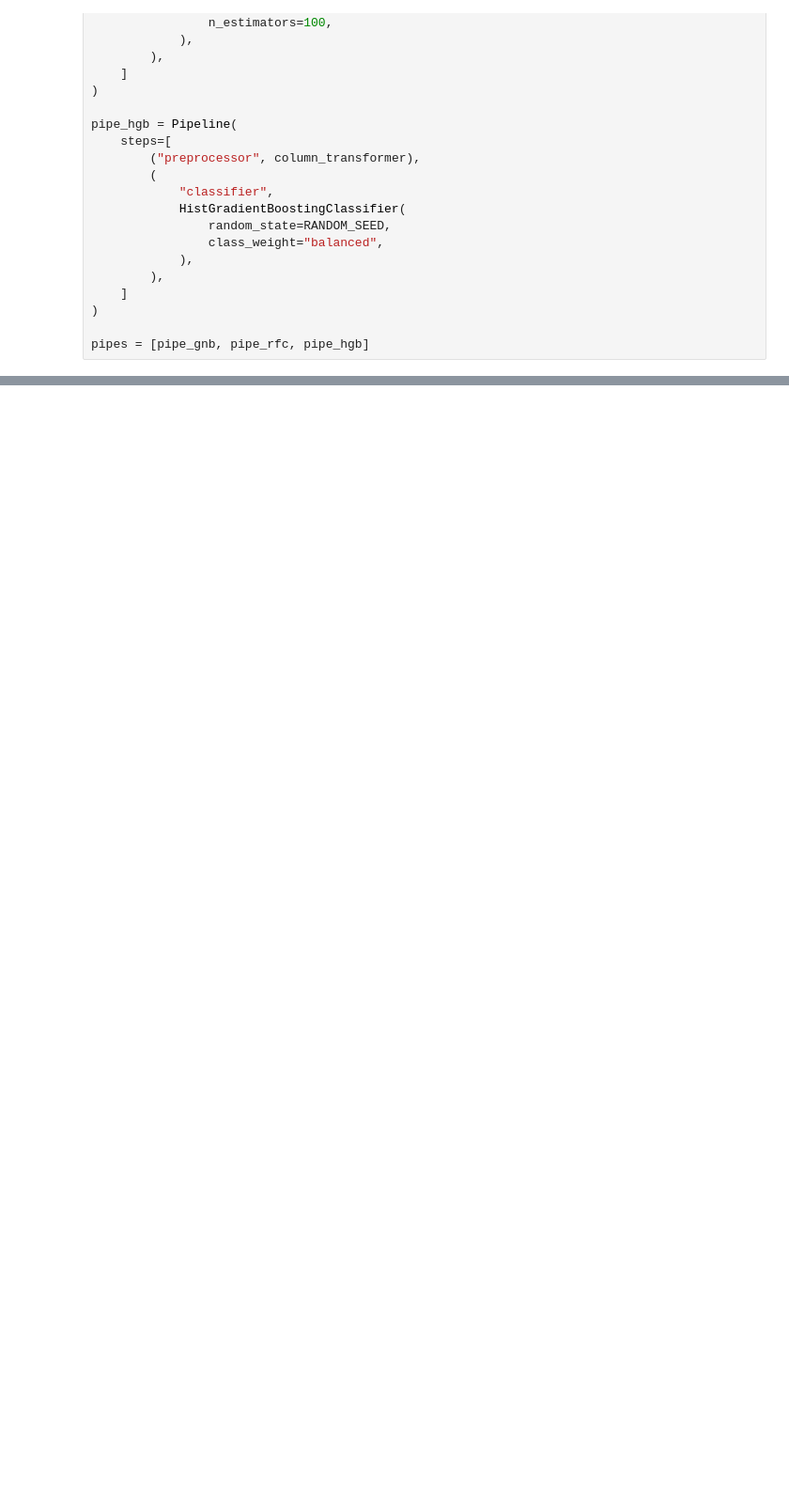
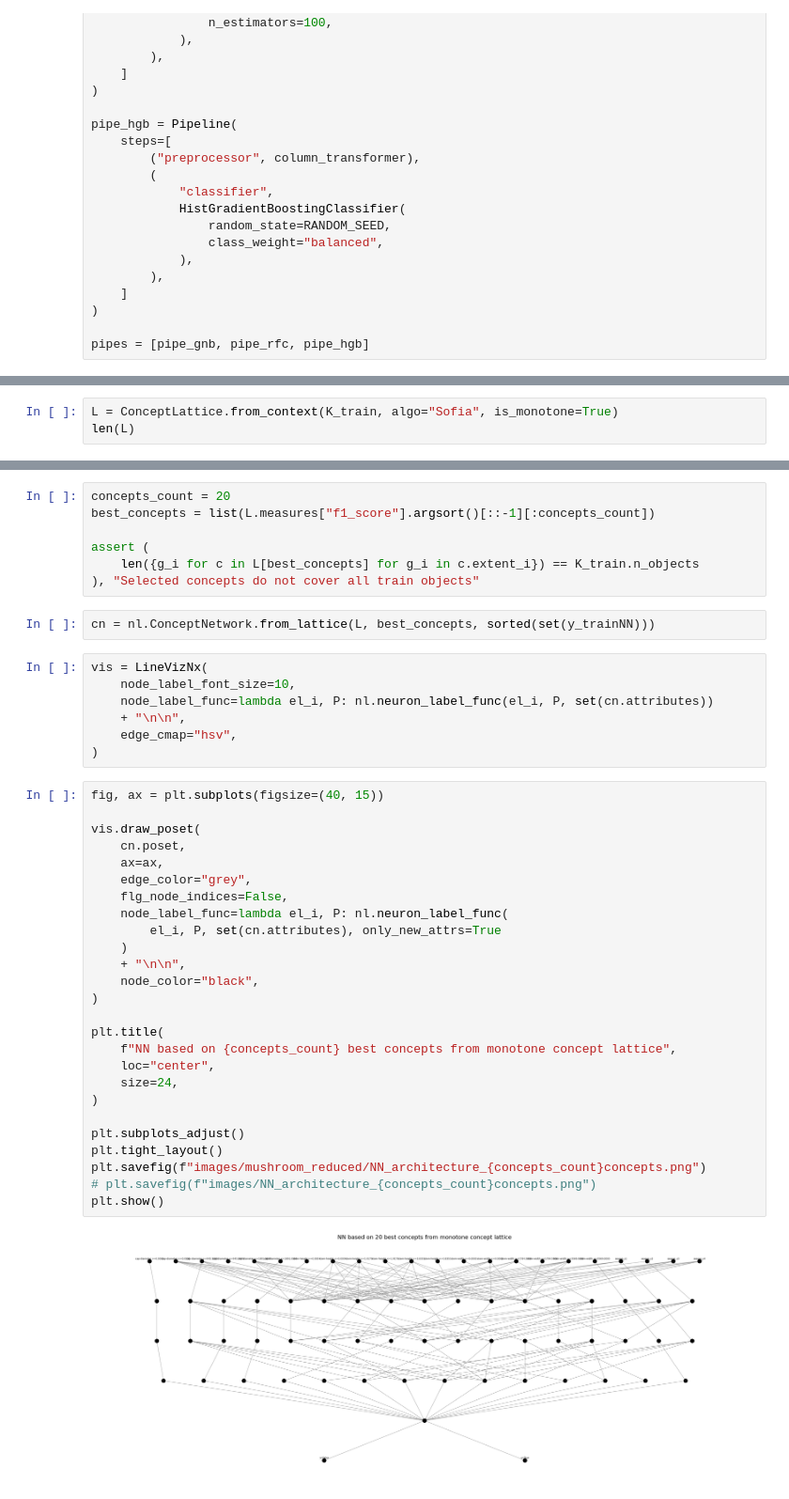
Before and after one commit to succSeeded/NeuralFCA, a Jupyter notebook: OSDA_Kirdin.ipynb, the cells around one changed output, grey strips where cells are left out. Shown at 94% size. Drawn from its saved outputs; the diff is of its cells as text; blank space fills up the shorter version.

```diff
--- a/OSDA_Kirdin.ipynb
+++ b/OSDA_Kirdin.ipynb
@@ -125,0 +304,3 @@ weighted avg       0.98      0.98      0.98     13509
+# %%
+L = ConceptLattice.from_context(K_train, algo="Sofia", is_monotone=True)
+len(L)
@@ -125,0 +318,44 @@ weighted avg       0.98      0.98      0.98     13509
+# %%
+concepts_count = 20
+best_concepts = list(L.measures["f1_score"].argsort()[::-1][:concepts_count])
+
+assert (
+    len({g_i for c in L[best_concepts] for g_i in c.extent_i}) == K_train.n_objects
+), "Selected concepts do not cover all train objects"
+# %%
+cn = nl.ConceptNetwork.from_lattice(L, best_concepts, sorted(set(y_trainNN)))
+# %%
+vis = LineVizNx(
+    node_label_font_size=10,
+    node_label_func=lambda el_i, P: nl.neuron_label_func(el_i, P, set(cn.attributes))
+    + "\n\n",
+    edge_cmap="hsv",
+)
+# %%
+fig, ax = plt.subplots(figsize=(40, 15))
+
+vis.draw_poset(
+    cn.poset,
+    ax=ax,
+    edge_color="grey",
+    flg_node_indices=False,
+    node_label_func=lambda el_i, P: nl.neuron_label_func(
+        el_i, P, set(cn.attributes), only_new_attrs=True
+    )
+    + "\n\n",
+    node_color="black",
+)
+
+plt.title(
+    f"NN based on {concepts_count} best concepts from monotone concept lattice",
+    loc="center",
+    size=24,
+)
+
+plt.subplots_adjust()
+plt.tight_layout()
+plt.savefig(f"images/mushroom_reduced/NN_architecture_{concepts_count}concepts.png")
+# plt.savefig(f"images/NN_architecture_{concepts_count}concepts.png")
+plt.show()
+# %% [output]
+[figure, added]
```
Also changed, not shown: parts of 34 cells of this notebook, 25 other files.
